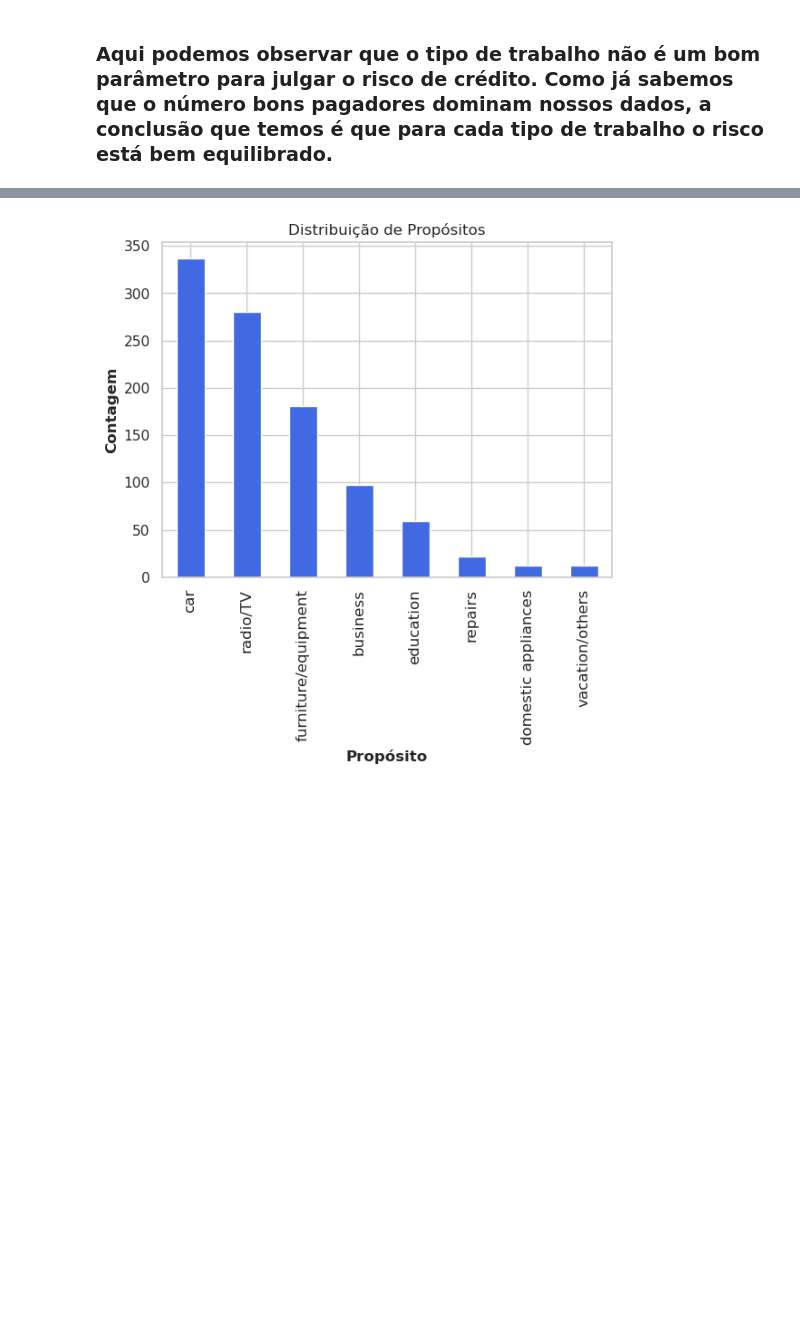
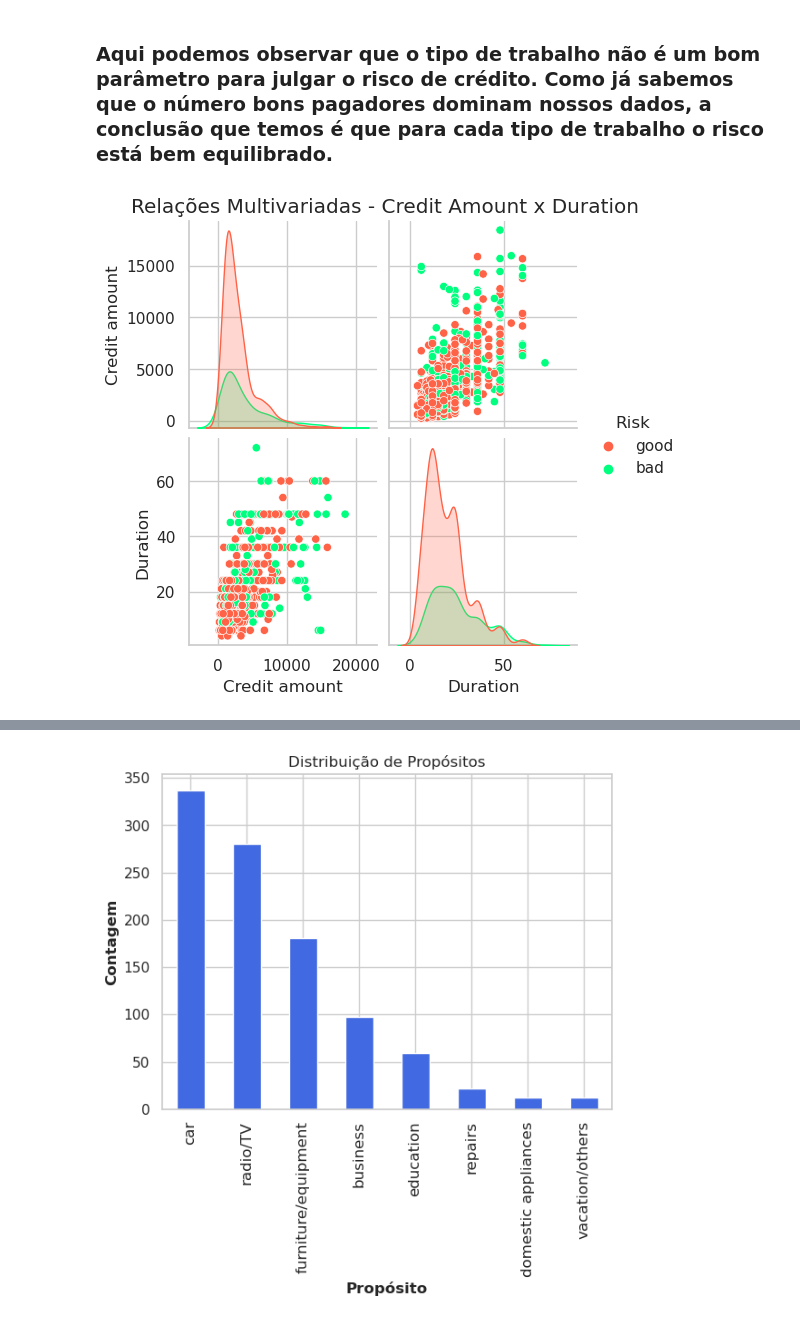
Before and after one commit to jfahelof/portfolio-credit-risk, a Jupyter notebook: credit_risk.ipynb, the cells around one changed output, grey strips where cells are left out. Saved outputs shown, nothing was run; the diff lists cells and outputs as text; code cells hidden in the pictures; blank space fills up the shorter version.

```diff
--- a/credit_risk.ipynb
+++ b/credit_risk.ipynb
@@ -409,3 +423,11 @@ plt.show()
 [figure]
 # %% [markdown]
 ### Aqui podemos observar que o tipo de trabalho não é um bom parâmetro para julgar o risco de crédito. Como já sabemos que o número bons pagadores dominam nossos dados, a conclusão que temos é que para cada tipo de trabalho o risco está bem equilibrado.
+# %%
+# Criando um pairplot com hue por Risk
+sns.pairplot(data[['Credit amount', 'Duration', 'Risk']],
+             hue='Risk', palette=['tomato', 'springgreen'])
+plt.suptitle('Relações Multivariadas - Credit Amount x Duration ', y=1.02)
+plt.show()
+# %% [output]
+[figure, added]
```
Also changed, not shown: parts of 13 cells of this notebook.
